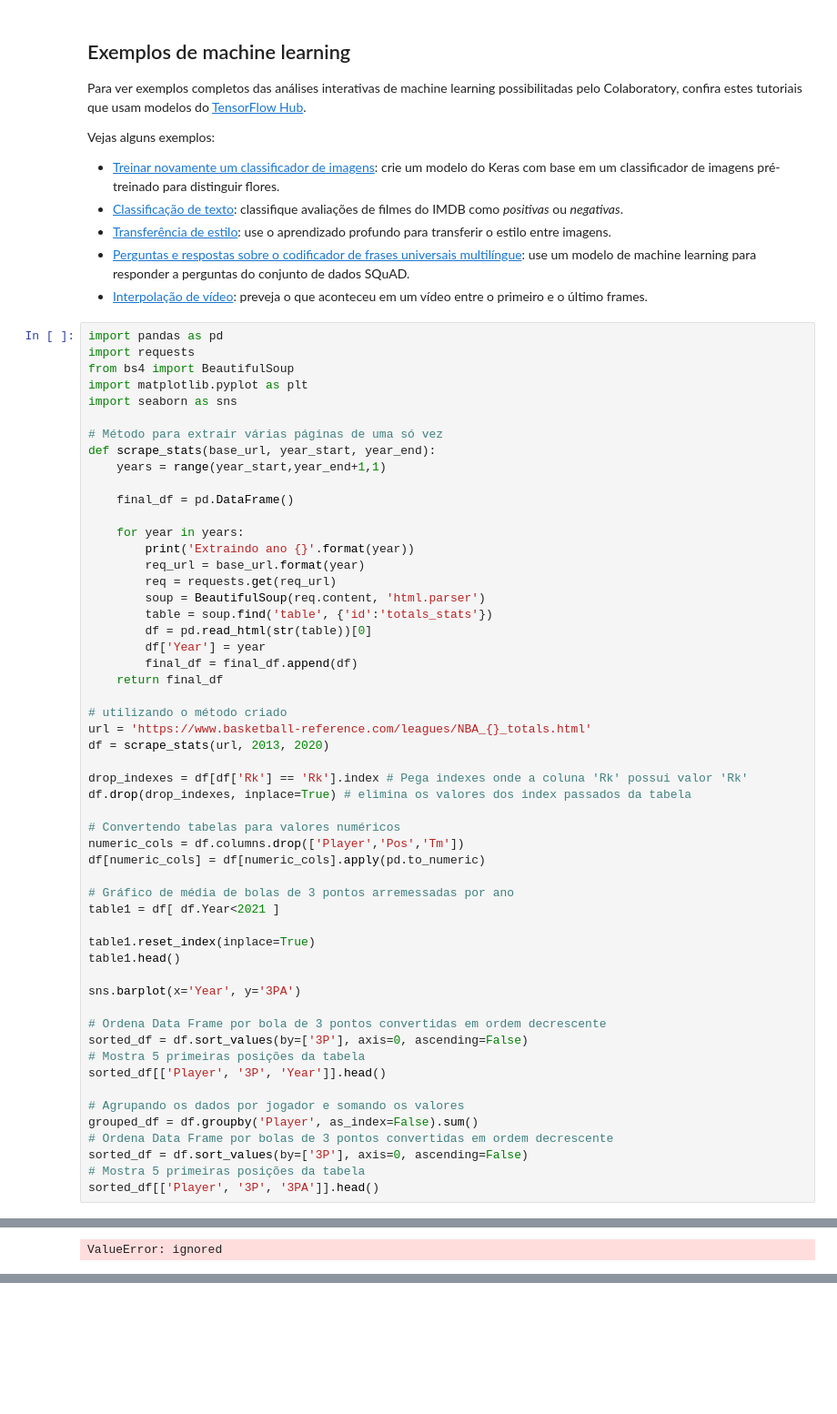
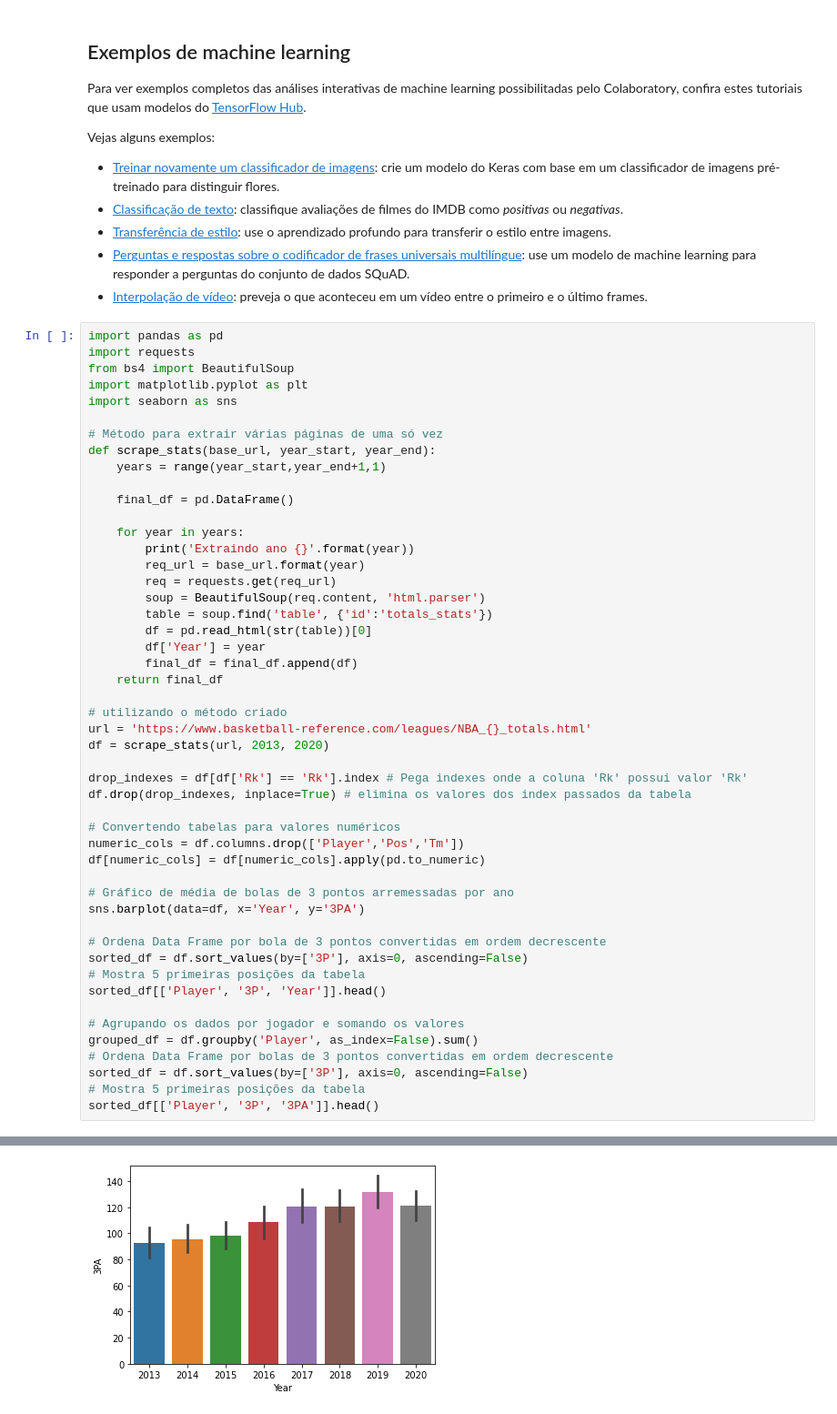
Before and after one commit to smilesrgouveia/Aula, a Jupyter notebook: ArmazenamentodeDados_trilha2.ipynb, the cells around one changed output, grey strips where cells are left out. Shown: that part at 91% size. Cells and saved outputs as stored; diff of their text form; blank space fills up the shorter version.

```diff
--- a/ArmazenamentodeDados_trilha2.ipynb
+++ b/ArmazenamentodeDados_trilha2.ipynb
@@ -147,12 +147,7 @@ numeric_cols = df.columns.drop(['Player','Pos','Tm'])
 df[numeric_cols] = df[numeric_cols].apply(pd.to_numeric)
 
 # Gráfico de média de bolas de 3 pontos arremessadas por ano
-table1 = df[ df.Year<2021 ]
-
-table1.reset_index(inplace=True)
-table1.head()
-
-sns.barplot(x='Year', y='3PA')
+sns.barplot(data=df, x='Year', y='3PA')
 
 # Ordena Data Frame por bola de 3 pontos convertidas em ordem decrescente
 sorted_df = df.sort_values(by=['3P'], axis=0, ascending=False)
@@ -174,4 +169,3 @@ Extraindo ano 2017
 Extraindo ano 2018
 Extraindo ano 2019
 Extraindo ano 2020
-ValueError: ignored
@@ -177,0 +178 @@ ValueError: ignored
+[figure, added]
```
Also changed, not shown: parts of 3 cells of this notebook.
